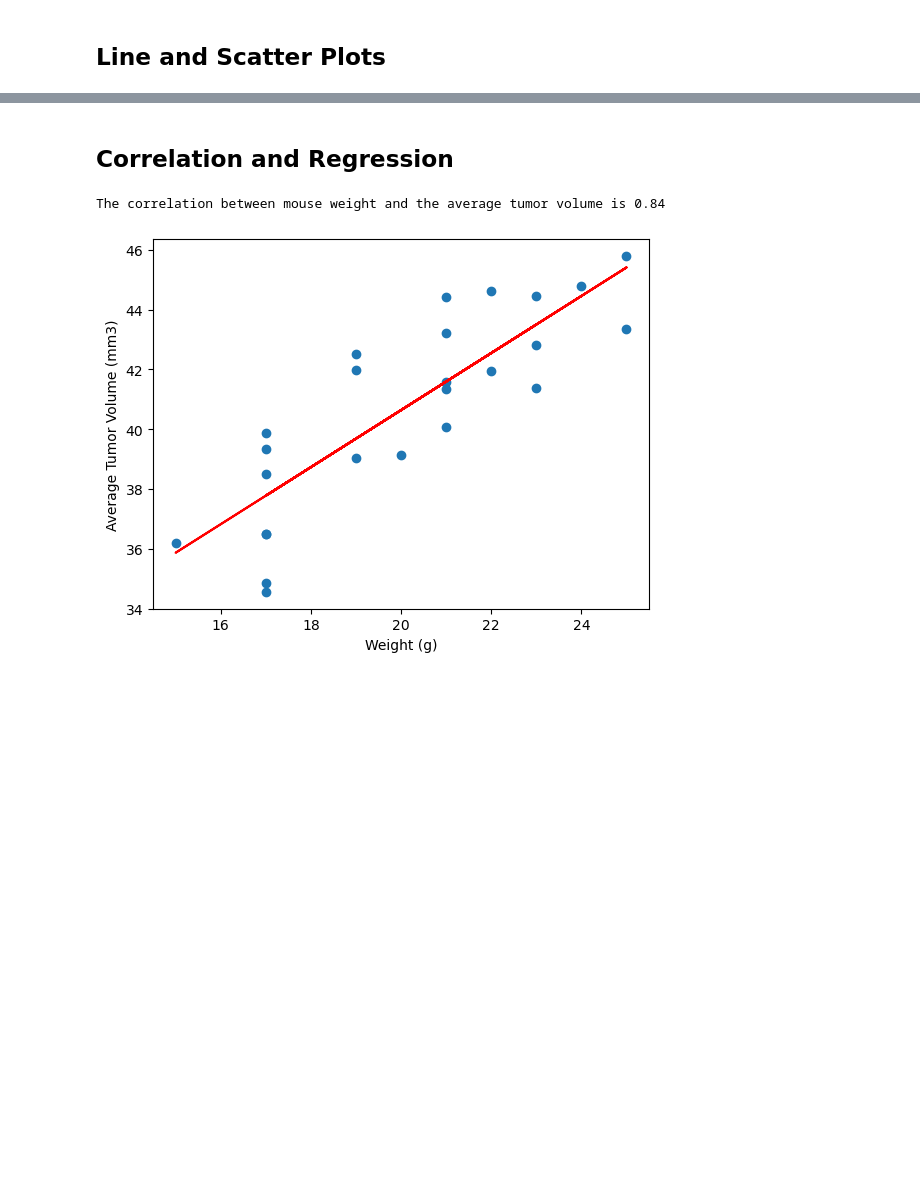
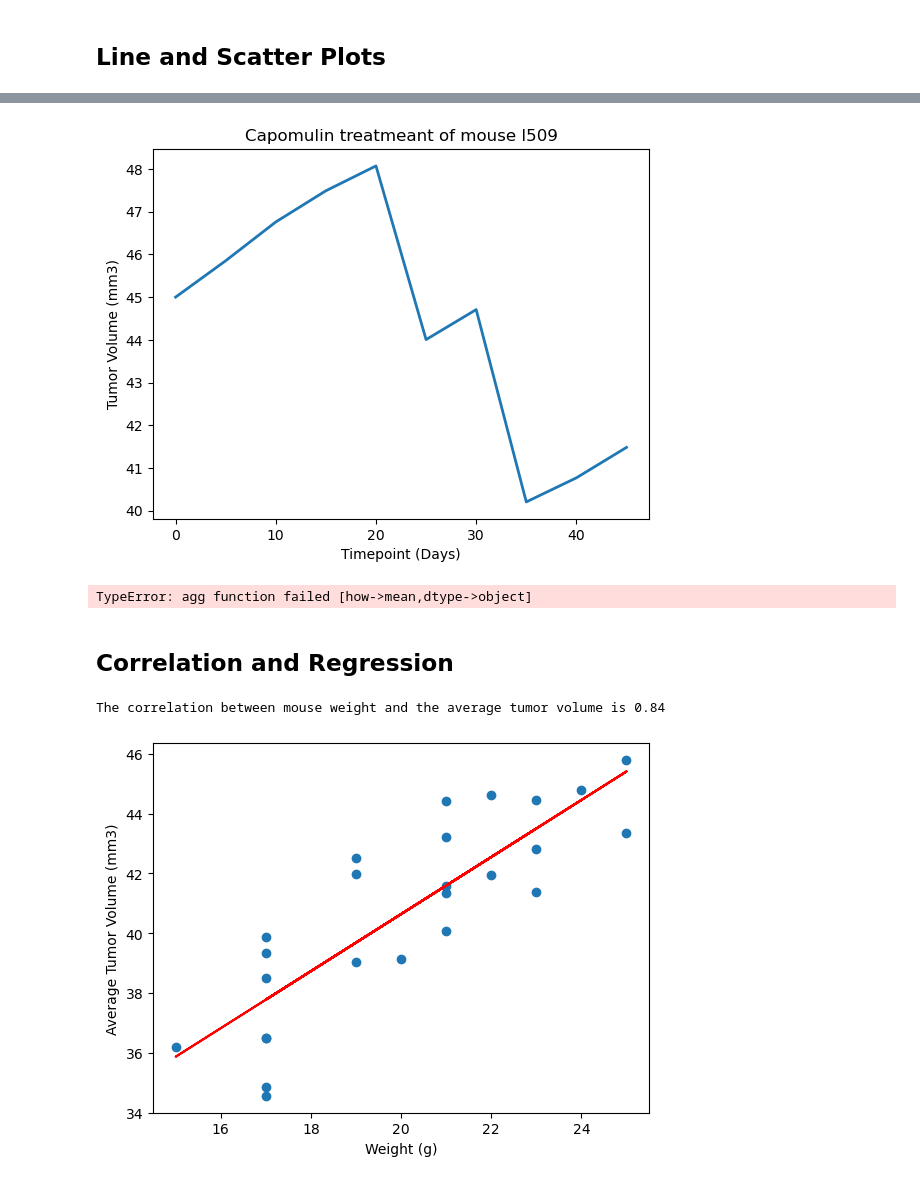
Before and after one commit to vivsarraf/matplotlib-challenge, a Jupyter notebook: Pymaceuticals/pymaceuticals_starter.ipynb, the cells around one changed output, grey strips where cells are left out. Saved outputs shown, nothing was run; the diff lists cells and outputs as text; code cells hidden in the pictures; blank space fills up the shorter version.

```diff
--- a/Pymaceuticals/pymaceuticals_starter.ipynb
+++ b/Pymaceuticals/pymaceuticals_starter.ipynb
@@ -260,3 +265,38 @@ For Ceftamin, the outliers are: Series([], Name: Tumor Volume (mm3), dtype: floa
+# %%
+# Generate a line plot of tumor volume vs. time point for a single mouse treated with Capomulin
+# created a dataframe with specific mouse using the .loc() function and a boolean to find l509 data
+lineplot_df = clean_mouse_dataframe.loc[clean_mouse_dataframe["Mouse ID"] == "l509",:]
+lineplot_df
+# defined the x axis list by calling the timepoints from the l509 dataframe
+x_axis = lineplot_df["Timepoint"]
+# defined the y axis or tumor size list by calling the tumor size from the dataframe
+tumorsize = lineplot_df["Tumor Volume (mm3)"]
+
+plt.title('Capomulin treatmeant of mouse l509') # created title
+# the plot function plt.plot() with x and y values and customizations
+plt.plot(x_axis, tumorsize,linewidth=2, markersize=12)
+plt.xlabel('Timepoint (Days)')
+plt.ylabel('Tumor Volume (mm3)')
+
+plt.savefig('linechart')
+plt.show()
+# %% [output]
+[figure, added]
+# %%
+# Generate a scatter plot of mouse weight vs. the average observed tumor volume for the entire Capomulin regimen
+cap_df = clean_mouse_dataframe.loc[clean_mouse_dataframe["Drug Regimen"] == "Capomulin",:]
+# use groupby() and mean() to create a dataframe
+capavg = cap_df.groupby(['Mouse ID']).mean()
+# created scatter plot of the x axis (weight) and the y axis (tumor size) by calling from the capavg dataframe
+plt.scatter(capavg['Weight (g)'],capavg['Tumor Volume (mm3)'])
+plt.xlabel('Weight (g)')
+plt.ylabel('Average Tumor Volume (mm3)')
+
+plt.savefig('scatterplot')
+plt.show()
+capavg
+# %% [output]
+TypeError: agg function failed [how->mean,dtype->object]
 # %% [markdown]
 ## Correlation and Regression
 # %%
```
Also changed, not shown: parts of 5 cells of this notebook.
